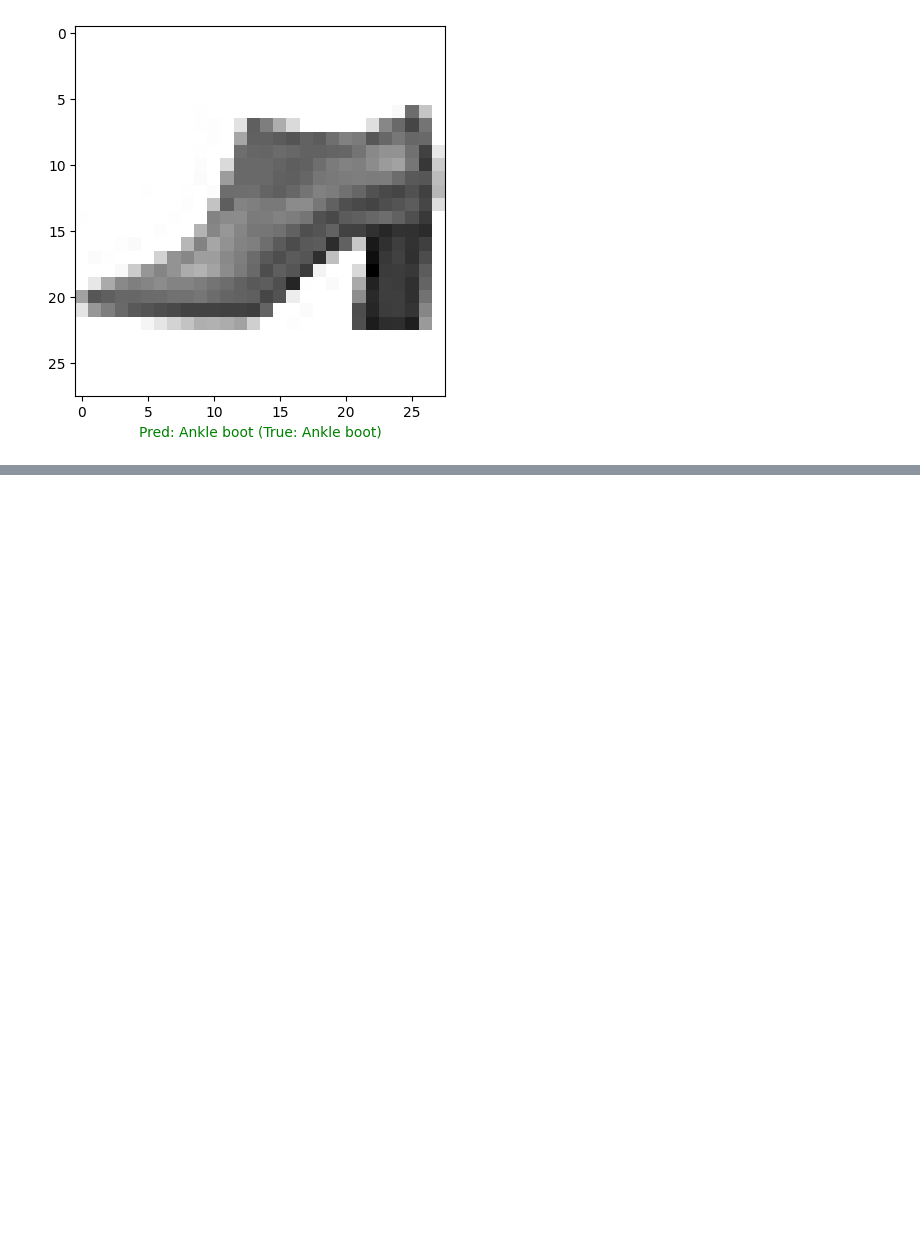
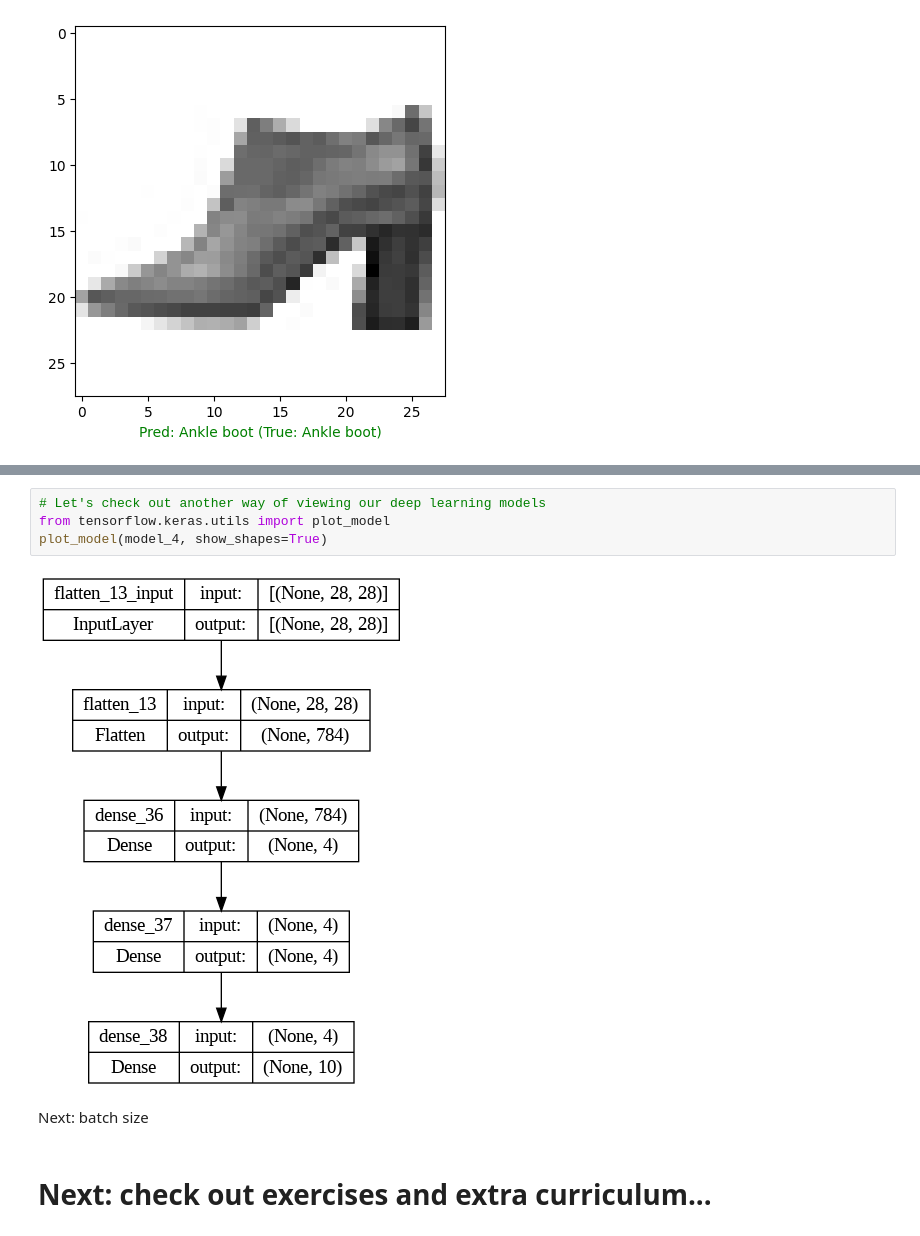
Before and after one commit to Franulo/Deep-Learning-Journey, a Jupyter notebook: 03.ipynb, the cells around one changed output, grey strips where cells are left out. Drawn from its saved outputs; the diff is of its cells as text; blank space fills up the shorter version.

```diff
--- a/03.ipynb
+++ b/03.ipynb
@@ -450,0 +539,10 @@ predict_random_image(model_4, test_data_norm, test_labels, class_names)
+# %%
+# Let's check out another way of viewing our deep learning models
+from tensorflow.keras.utils import plot_model
+plot_model(model_4, show_shapes=True)
+# %% [output]
+[figure, added]
+# %% [markdown]
+Next: batch size
+# %% [markdown]
+# Next: check out exercises and extra curriculum...
```
Also changed, not shown: parts of 10 cells of this notebook.
